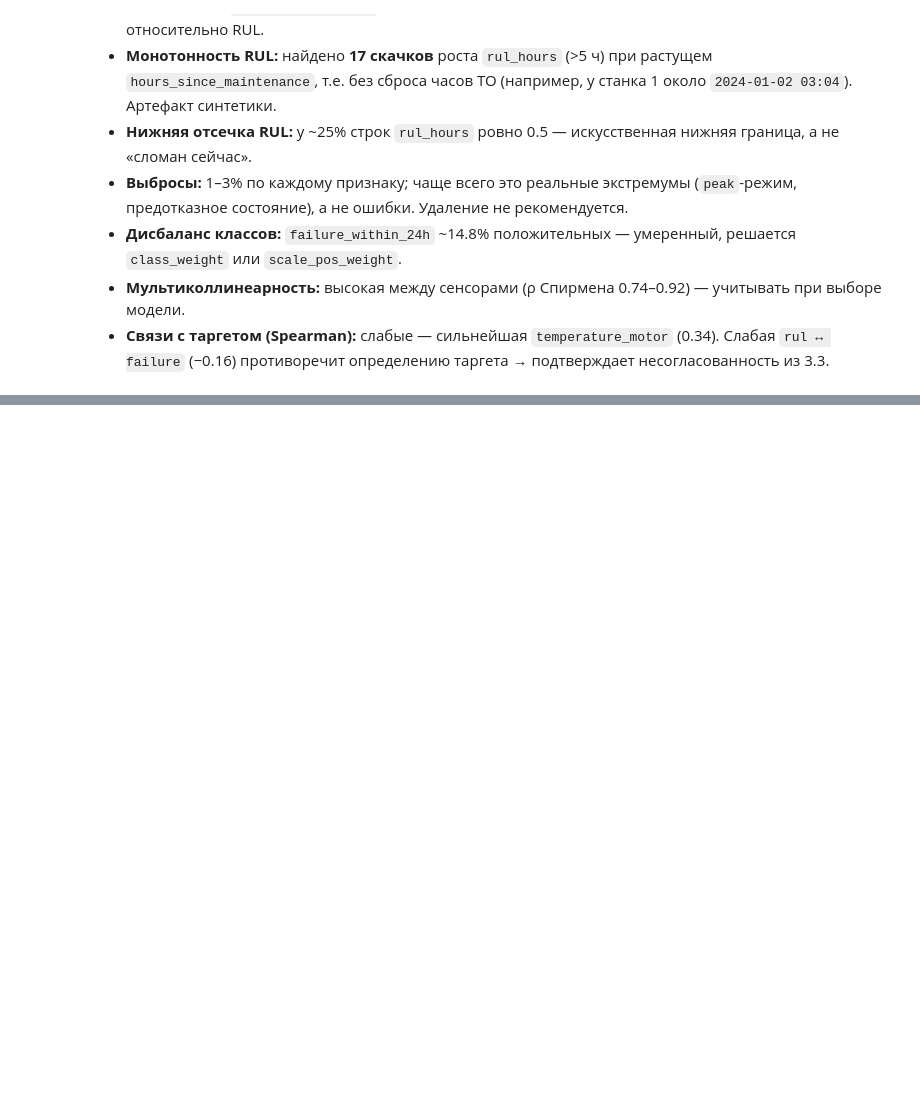
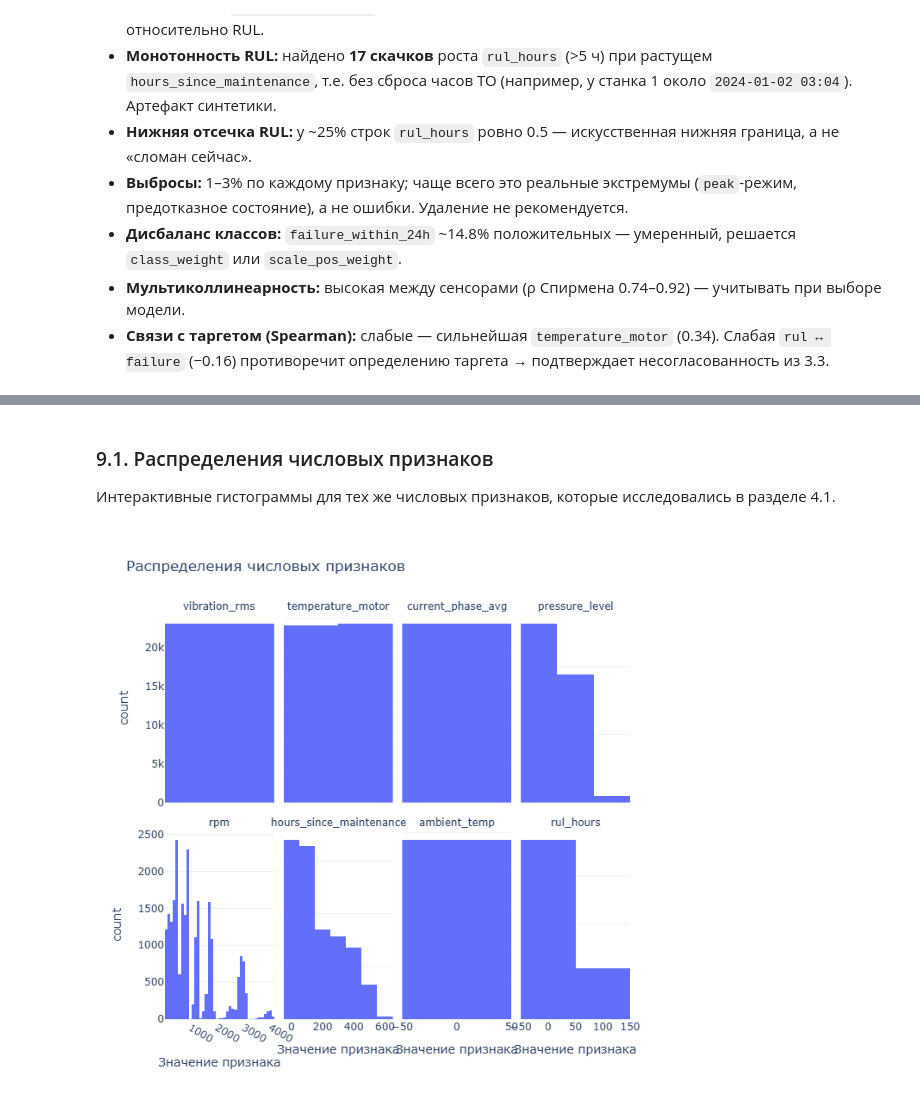
Before and after one commit to FStrike376/Industrial-Dataset, a Jupyter notebook: notebooks/EDA.ipynb, the cells around one changed output, grey strips where cells are left out. Drawn from its saved outputs; the diff is of its cells as text; code cells hidden in the pictures; blank space fills up the shorter version.

```diff
--- a/notebooks/EDA.ipynb
+++ b/notebooks/EDA.ipynb
@@ -666,0 +671,26 @@ else:
+# %% [markdown]
+### 9.1. Распределения числовых признаков
+
+Интерактивные гистограммы для тех же числовых признаков, которые исследовались в разделе 4.1.
+# %%
+import plotly.express as px
+import plotly.io as pio
+
+pio.templates.default = "plotly_white"
+# Для статического вывода PNG требуется установленный Kaleido и совместимый Chrome.
+# Если PNG-рендерер недоступен в вашей среде, используйте: pio.renderers.default = "plotly_mimetype"
+pio.renderers.default = "png"
+
+hist_long = df[num_cols].melt(var_name="Признак", value_name="Значение").dropna()
+fig = px.histogram(
+    hist_long, x="Значение", facet_col="Признак", facet_col_wrap=4,
+    nbins=60, title="Распределения числовых признаков",
+    labels={"Значение": "Значение признака"}
+)
+fig.update_xaxes(matches=None)
+fig.update_yaxes(matches=None)
+fig.for_each_annotation(lambda a: a.update(text=a.text.split("=")[-1]))
+fig.update_layout(showlegend=False, height=650)
+fig.show()
+# %% [output]
+[figure, added]
```
Also changed, not shown: parts of 7 cells of this notebook, 2 other files.
